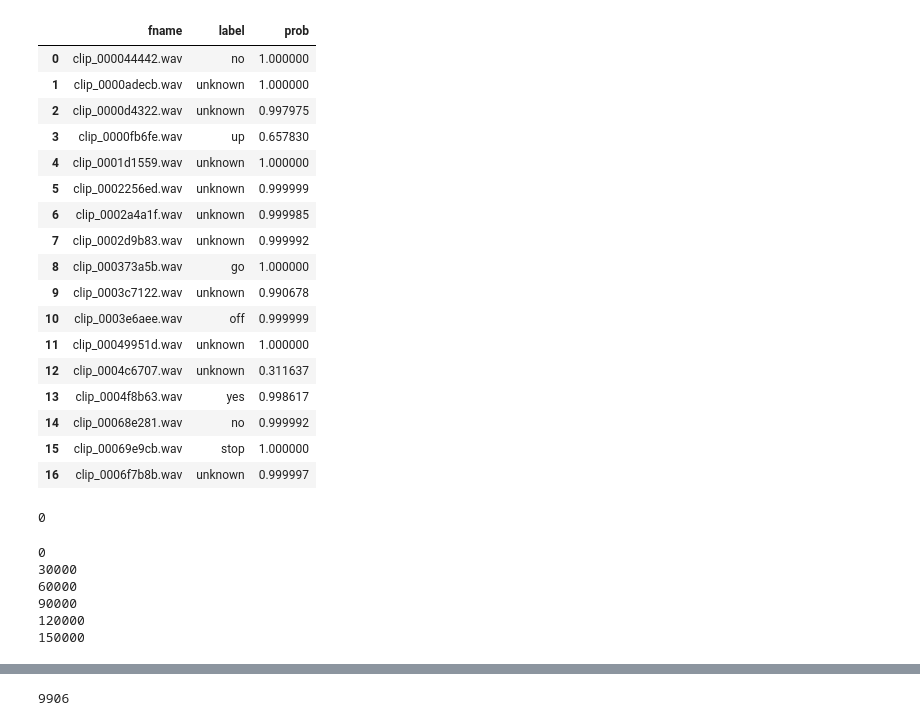
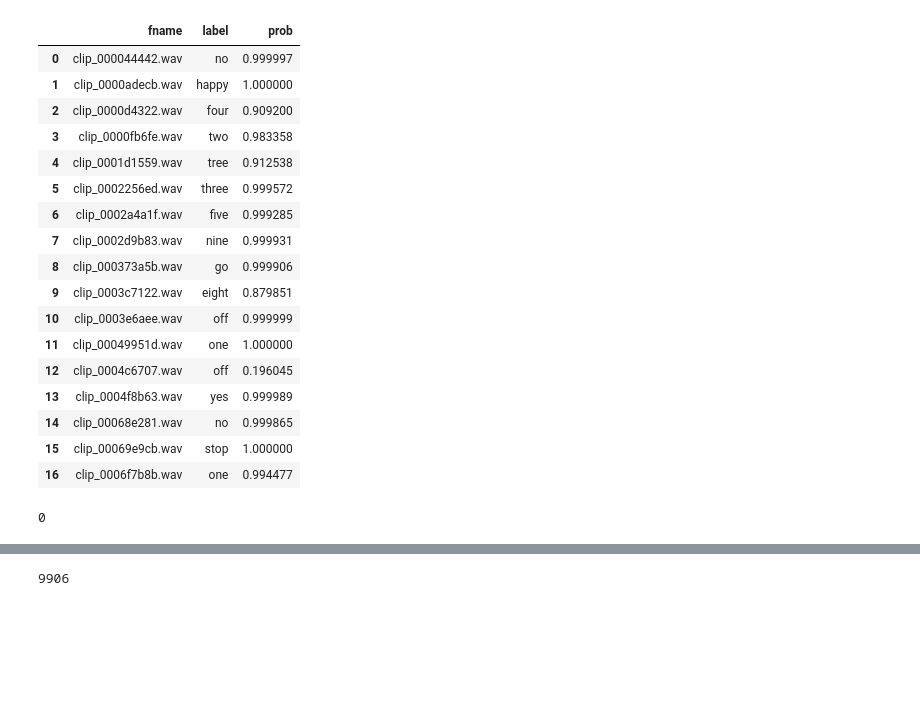
Before and after one commit to PKUGoodSpeed/Kaggle-TensorFlowSpeechRecognition, a Jupyter notebook: pkugoodspeed/notebooks/Combine.ipynb, the cells around one changed output, grey strips where cells are left out. Cells and saved outputs as stored; diff of their text form; code cells hidden in the pictures; blank space fills up the shorter version.

```diff
--- a/pkugoodspeed/notebooks/Combine.ipynb
+++ b/pkugoodspeed/notebooks/Combine.ipynb
@@ -27,25 +51,25 @@ display(df1[:17])
 # %%
-df2 = pd.read_csv('../cnn2_output/benchmark/bm2.csv')
-display(df2[:17])
+df0 = pd.read_csv('../cnn_output/predict.csv')
+display(df0[:17])
 # %% [output]
 |  | fname | label | prob |
-| 0 | clip_000044442.wav | no | 1.000000 |
-| 1 | clip_0000adecb.wav | unknown | 1.000000 |
-| 2 | clip_0000d4322.wav | unknown | 0.997975 |
-| 3 | clip_0000fb6fe.wav | up | 0.657830 |
-| 4 | clip_0001d1559.wav | unknown | 1.000000 |
-| 5 | clip_0002256ed.wav | unknown | 0.999999 |
-| 6 | clip_0002a4a1f.wav | unknown | 0.999985 |
-| 7 | clip_0002d9b83.wav | unknown | 0.999992 |
-| 8 | clip_000373a5b.wav | go | 1.000000 |
-| 9 | clip_0003c7122.wav | unknown | 0.990678 |
+| 0 | clip_000044442.wav | no | 0.999997 |
+| 1 | clip_0000adecb.wav | happy | 1.000000 |
+| 2 | clip_0000d4322.wav | four | 0.909200 |
+| 3 | clip_0000fb6fe.wav | two | 0.983358 |
+| 4 | clip_0001d1559.wav | tree | 0.912538 |
+| 5 | clip_0002256ed.wav | three | 0.999572 |
+| 6 | clip_0002a4a1f.wav | five | 0.999285 |
+| 7 | clip_0002d9b83.wav | nine | 0.999931 |
+| 8 | clip_000373a5b.wav | go | 0.999906 |
+| 9 | clip_0003c7122.wav | eight | 0.879851 |
 | 10 | clip_0003e6aee.wav | off | 0.999999 |
-| 11 | clip_00049951d.wav | unknown | 1.000000 |
-| 12 | clip_0004c6707.wav | unknown | 0.311637 |
-| 13 | clip_0004f8b63.wav | yes | 0.998617 |
-| 14 | clip_00068e281.wav | no | 0.999992 |
+| 11 | clip_00049951d.wav | one | 1.000000 |
+| 12 | clip_0004c6707.wav | off | 0.196045 |
+| 13 | clip_0004f8b63.wav | yes | 0.999989 |
+| 14 | clip_00068e281.wav | no | 0.999865 |
 | 15 | clip_00069e9cb.wav | stop | 1.000000 |
-| 16 | clip_0006f7b8b.wav | unknown | 0.999997 |
+| 16 | clip_0006f7b8b.wav | one | 0.994477 |
 # %%
 (df1.fname.values != df2.fname.values).sum()
 # %% [output]
@@ -58,21 +89,0 @@ prob2 = df2.prob.tolist()
-# %%
-new_label = []
-hyper_ratio = 0.4
-for i in range(len(df1)):
-    if i % 30000 == 0:
-        print i
-    if pred1[i] == pred2[i]:
-        new_label.append(pred1[i])
-    elif prob1[i] >= prob2[i] and prob1[i] > hyper_ratio:
-        new_label.append(pred1[i])
-    elif prob2[i] >= prob1[i] and prob2[i] > hyper_ratio:
-        new_label.append(pred2[i])
-    else:
-        new_label.append("unknown")
-# %% [output]
-0
-30000
-60000
-90000
-120000
-150000
```
Also changed, not shown: parts of 9 cells of this notebook, 57 other files.
